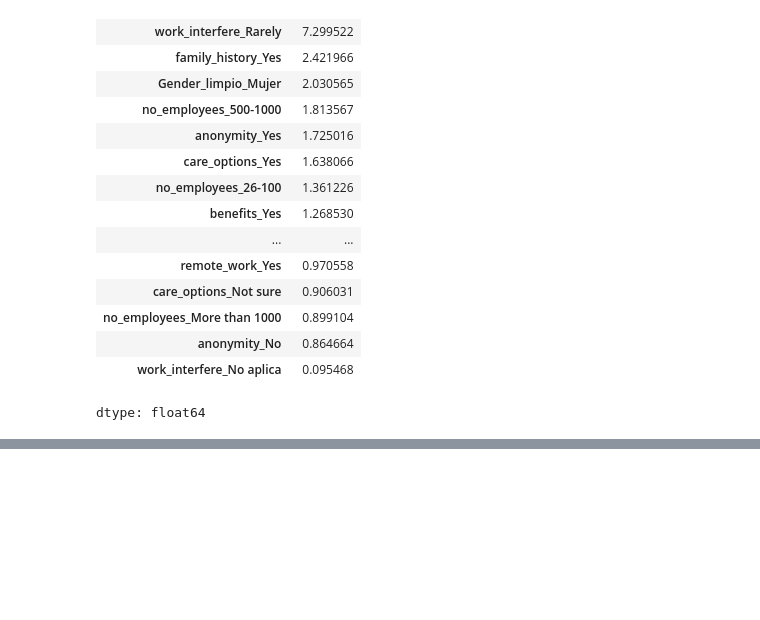
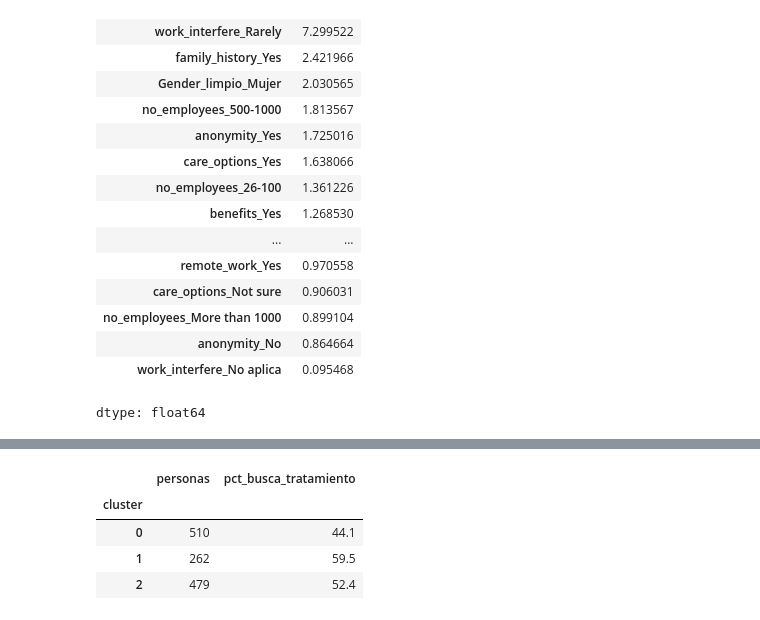
Before and after one commit to Davida4200/data-xperience-trabajo-final, a Jupyter notebook: survey_tl.ipynb, the cells around one changed output, grey strips where cells are left out. Drawn from its saved outputs; the diff is of its cells as text; code cells hidden in the pictures; blank space fills up the shorter version.

```diff
--- a/survey_tl.ipynb
+++ b/survey_tl.ipynb
@@ -252,0 +300,12 @@ dtype: float64
+# %%
+perfil = df.groupby("cluster").agg(
+    personas=("cluster", "size"),
+    pct_busca_tratamiento=("treatment", lambda x: (x == "Yes").mean() * 100)
+).round(1)
+perfil
+# %% [output]
+|  | personas | pct_busca_tratamiento |
+| cluster |  |  |
+| 0 | 510 | 44.1 |
+| 1 | 262 | 59.5 |
+| 2 | 479 | 52.4 |
```
Also changed, not shown: parts of 13 cells of this notebook.
